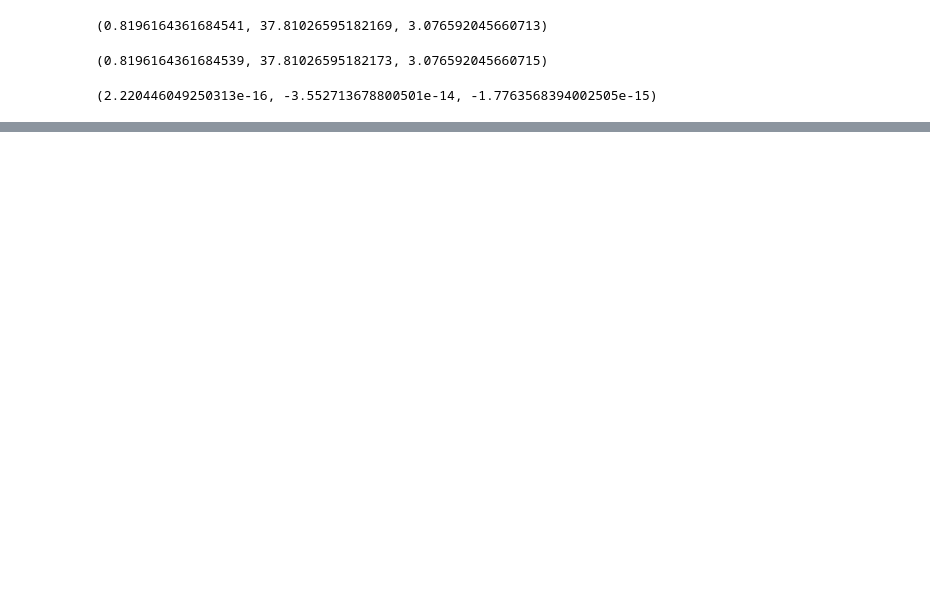
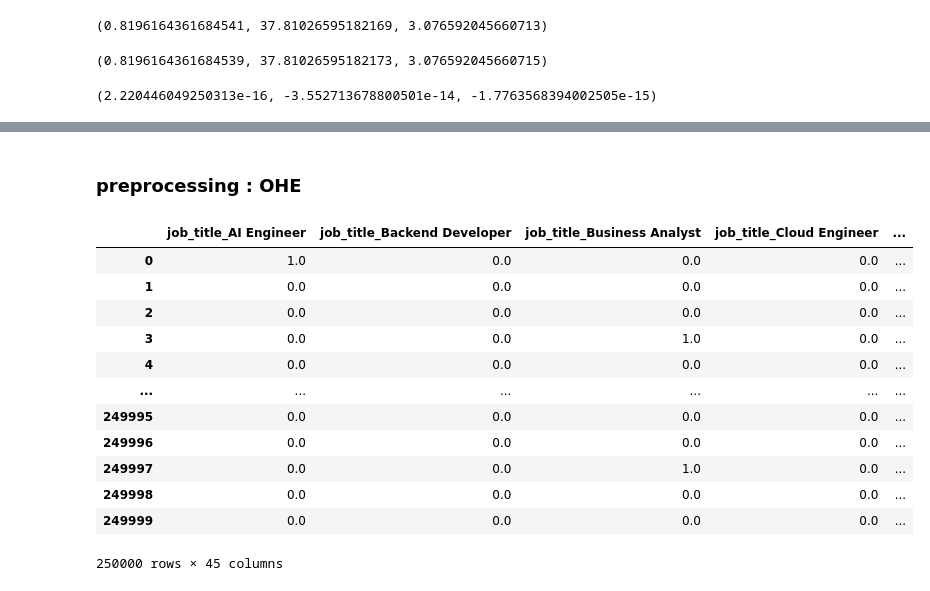
Before and after one commit to rohit-447/ml-learning, a Jupyter notebook: ml-learning.ipynb, the cells around one changed output, grey strips where cells are left out. Cells and saved outputs as stored; diff of their text form; code cells hidden in the pictures; blank space fills up the shorter version.

Commit message:
Kaggle Notebook | custom linear regression | Version 3

```diff
--- a/ml-learning.ipynb
+++ b/ml-learning.ipynb
@@ -117,0 +140,3 @@ r2_e-r2_e_predifined, mse_e-mse_e_predifined, mae_e-mae_e_predifined
+# %%
+df=pd.read_csv('/kaggle/input/datasets/nalisha/job-salary-prediction-dataset/job_salary_prediction_dataset.csv')
+df.head(5)
@@ -117,0 +150,31 @@ r2_e-r2_e_predifined, mse_e-mse_e_predifined, mae_e-mae_e_predifined
+# %% [markdown]
+### preprocessing : OHE
+# %%
+from sklearn.preprocessing import OneHotEncoder
+ohe_features = ['job_title','education_level','industry','company_size','location','remote_work']
+
+ohe = OneHotEncoder(sparse_output=False)
+
+encoded = ohe.fit_transform(df[ohe_features])
+
+encoded_df = pd.DataFrame(
+    encoded,
+    columns=ohe.get_feature_names_out(ohe_features),
+    index=df.index
+)
+
+encoded_df
+# %% [output]
+|  | job_title_AI Engineer | job_title_Backend Developer | job_title_Business Analyst | job_title_Cloud Engineer | ... |
+| 0 | 1.0 | 0.0 | 0.0 | 0.0 | ... |
+| 1 | 0.0 | 0.0 | 0.0 | 0.0 | ... |
+| 2 | 0.0 | 0.0 | 0.0 | 0.0 | ... |
+| 3 | 0.0 | 0.0 | 1.0 | 0.0 | ... |
+| 4 | 0.0 | 0.0 | 0.0 | 0.0 | ... |
+| ... | ... | ... | ... | ... | ... |
+| 249995 | 0.0 | 0.0 | 0.0 | 0.0 | ... |
+| 249996 | 0.0 | 0.0 | 0.0 | 0.0 | ... |
+| 249997 | 0.0 | 0.0 | 1.0 | 0.0 | ... |
+| 249998 | 0.0 | 0.0 | 0.0 | 0.0 | ... |
+| 249999 | 0.0 | 0.0 | 0.0 | 0.0 | ... |
+250000 rows × 45 columns
```
Also changed, not shown: parts of 23 cells of this notebook.
